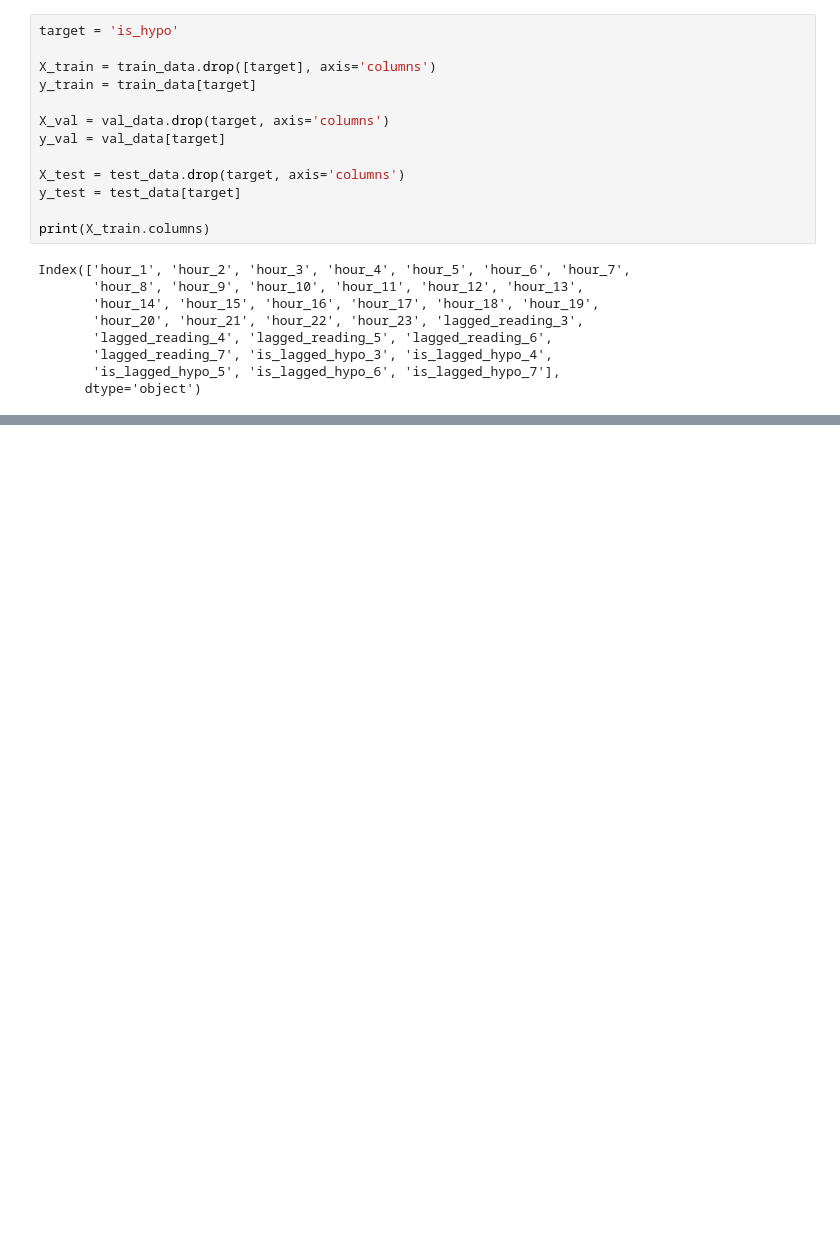
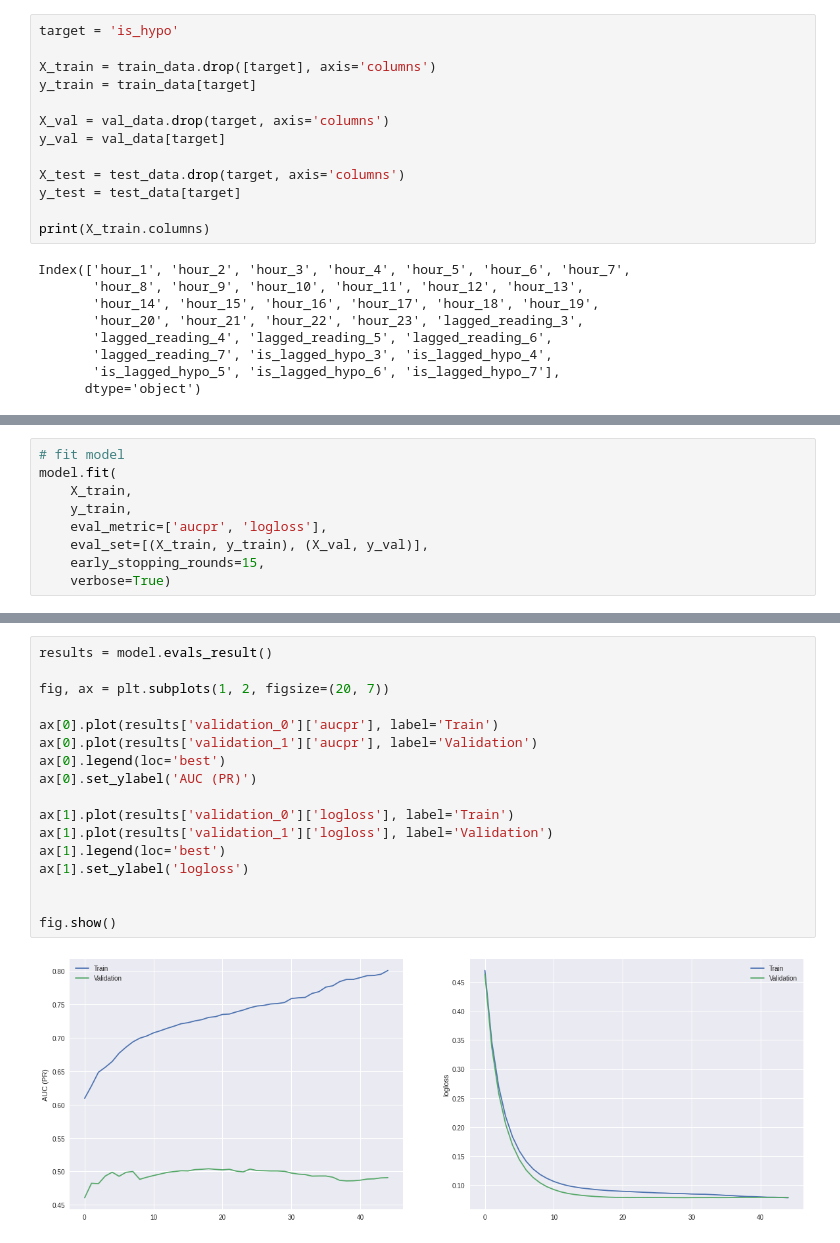
Before and after one commit to sdysch/diabetes-ml, a Jupyter notebook: hypo_prediction.ipynb, the cells around one changed output, grey strips where cells are left out. Cells and saved outputs as stored; diff of their text form; blank space fills up the shorter version.

Commit message:
Setting up skeleton XGBoost model

```diff
--- a/hypo_prediction.ipynb
+++ b/hypo_prediction.ipynb
@@ -506,0 +467,9 @@ y_pred = model.predict(X_test)
+# %%
+# fit model
+model.fit(
+    X_train,
+    y_train,
+    eval_metric=['aucpr', 'logloss'],
+    eval_set=[(X_train, y_train), (X_val, y_val)],
+    early_stopping_rounds=15,
+    verbose=True)
@@ -507 +508,20 @@ y_pred = model.predict(X_test)
+# %%
+results = model.evals_result()
+
+fig, ax = plt.subplots(1, 2, figsize=(20, 7))
+
+ax[0].plot(results['validation_0']['aucpr'], label='Train')
+ax[0].plot(results['validation_1']['aucpr'], label='Validation')
+ax[0].legend(loc='best')
+ax[0].set_ylabel('AUC (PR)')
+
+ax[1].plot(results['validation_0']['logloss'], label='Train')
+ax[1].plot(results['validation_1']['logloss'], label='Validation')
+ax[1].legend(loc='best')
+ax[1].set_ylabel('logloss')
+
+
+fig.show()
+# %% [output]
+[figure, added]
 # %%
```
Also changed, not shown: parts of 9 cells of this notebook.
